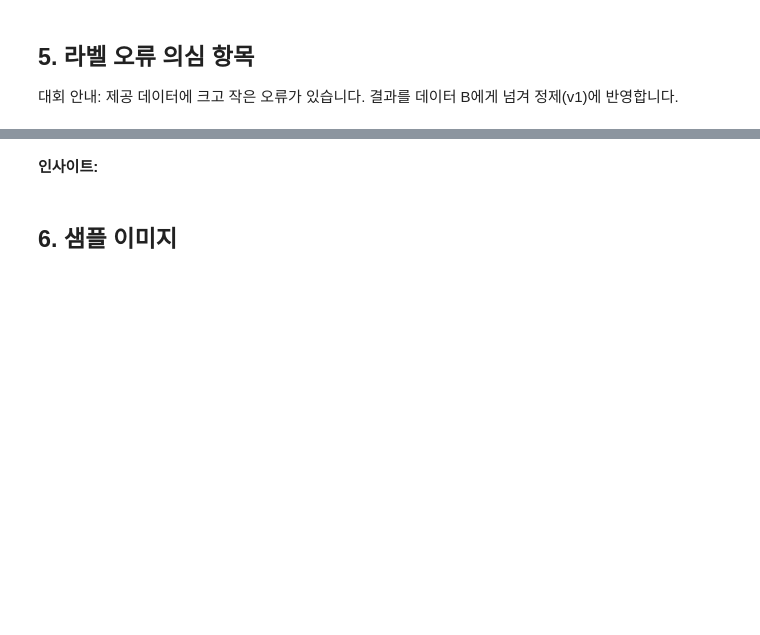
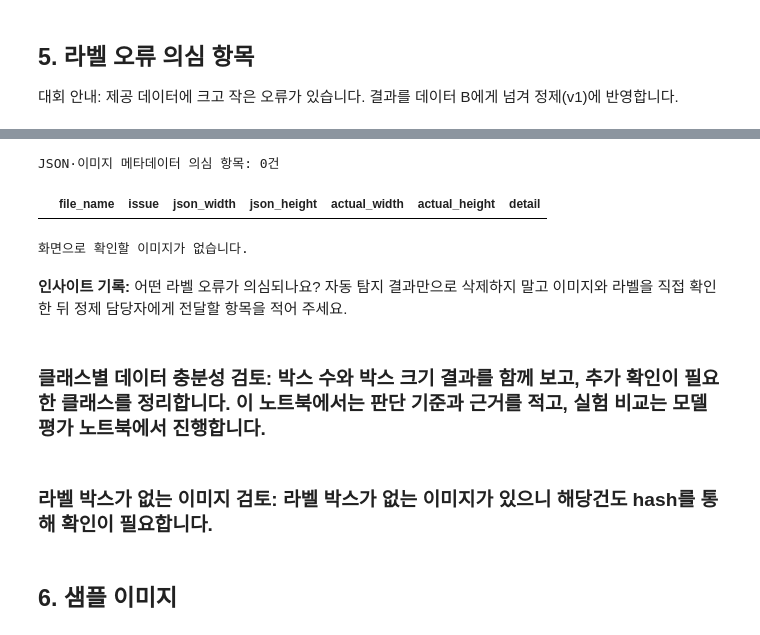
Before and after one commit to part2team1/YacssoK, a Jupyter notebook: notebooks/01_eda.ipynb, the cells around one changed output, grey strips where cells are left out. Drawn from its saved outputs; the diff is of its cells as text; code cells hidden in the pictures; blank space fills up the shorter version.

```diff
--- a/notebooks/01_eda.ipynb
+++ b/notebooks/01_eda.ipynb
@@ -76,5 +157,30 @@ issues.head(20)
+# %%
+from src.eda import image_metadata_issues
+from src.visualize import show_image_files
+
+metadata_issues = image_metadata_issues(images_df, d["train_images"])
+print(f"JSON·이미지 메타데이터 의심 항목: {len(metadata_issues)}건")
+display(metadata_issues)
+
+# 실제 파일이 존재하는 의심 이미지만 출력합니다. 누락 파일은 이미지로 열 수 없습니다.
+view_names = metadata_issues.loc[
+    metadata_issues["issue"].isin(["image_size_mismatch", "missing_json_record"]),
+    "file_name",
+].drop_duplicates().tolist()
+if view_names:
+    show_image_files(view_names, d["train_images"], max_images=24, cols=3)
+else:
+    print("화면으로 확인할 이미지가 없습니다.")
+# %% [output]
+JSON·이미지 메타데이터 의심 항목: 0건
+|  | file_name | issue | json_width | json_height | actual_width | actual_height | detail |
+화면으로 확인할 이미지가 없습니다.
 # %% [markdown]
-**인사이트:**
+**인사이트 기록:** 어떤 라벨 오류가 의심되나요? 자동 탐지 결과만으로 삭제하지 말고 이미지와 라벨을 직접 확인한 뒤 정제 담당자에게 전달할 항목을 적어 주세요.
+# %% [markdown]
+### **클래스별 데이터 충분성 검토:** 박스 수와 박스 크기 결과를 함께 보고, 추가 확인이 필요한 클래스를 정리합니다. 이 노트북에서는 판단 기준과 근거를 적고, 실험 비교는 모델 평가 노트북에서 진행합니다.
+# %% [markdown]
+### **라벨 박스가 없는 이미지 검토:** 라벨 박스가 없는 이미지가 있으니 해당건도 hash를 통해 확인이 필요합니다.
 # %% [markdown]
 ## 6. 샘플 이미지
 # %%
```
Also changed, not shown: parts of 19 cells of this notebook, 2 other files.
